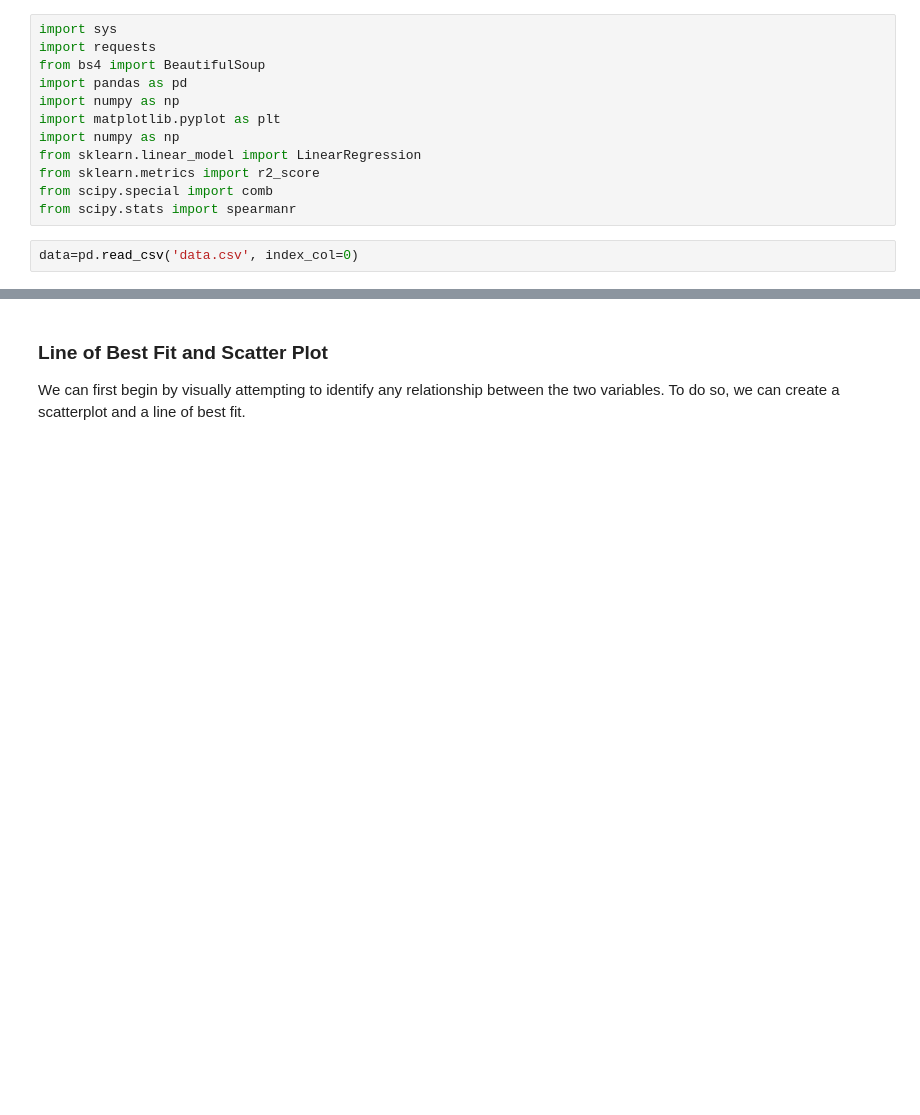
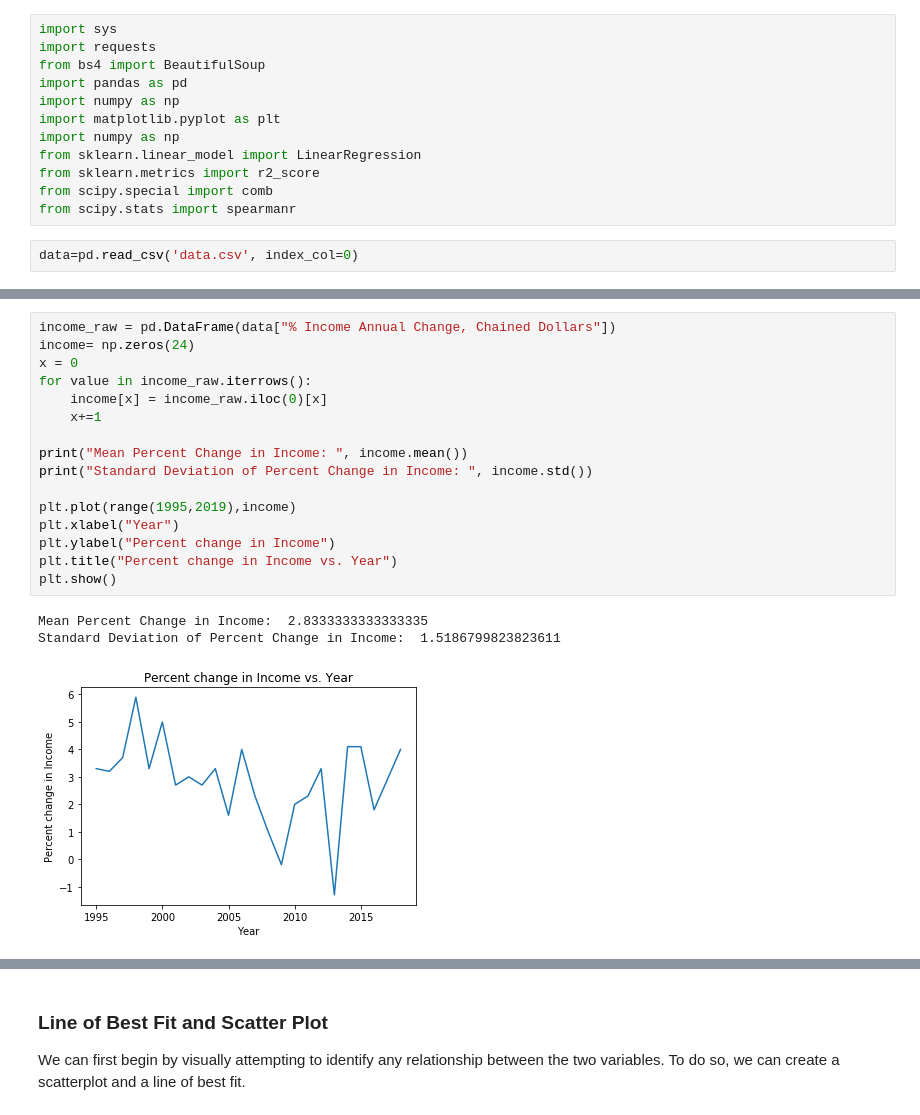
Before and after one commit to ss2944/data-sci, a Jupyter notebook: INFO2950FinalProject.ipynb, the cells around one changed output, grey strips where cells are left out. Saved outputs shown, nothing was run; the diff lists cells and outputs as text; blank space fills up the shorter version.

```diff
--- a/INFO2950FinalProject.ipynb
+++ b/INFO2950FinalProject.ipynb
@@ -126,0 +112,20 @@ In this portion of the analysis, we will be taking a look at whether income impa
+# %%
+income_raw = pd.DataFrame(data["% Income Annual Change, Chained Dollars"])
+income= np.zeros(24)
+x = 0
+for value in income_raw.iterrows():
+    income[x] = income_raw.iloc(0)[x]
+    x+=1
+
+print("Mean Percent Change in Income: ", income.mean())
+print("Standard Deviation of Percent Change in Income: ", income.std())
+
+plt.plot(range(1995,2019),income)
+plt.xlabel("Year")
+plt.ylabel("Percent change in Income")
+plt.title("Percent change in Income vs. Year")
+plt.show()
+# %% [output]
+Mean Percent Change in Income:  2.8333333333333335
+Standard Deviation of Percent Change in Income:  1.5186799823823611
+[figure, added]
```
Also changed, not shown: parts of 54 cells of this notebook.
